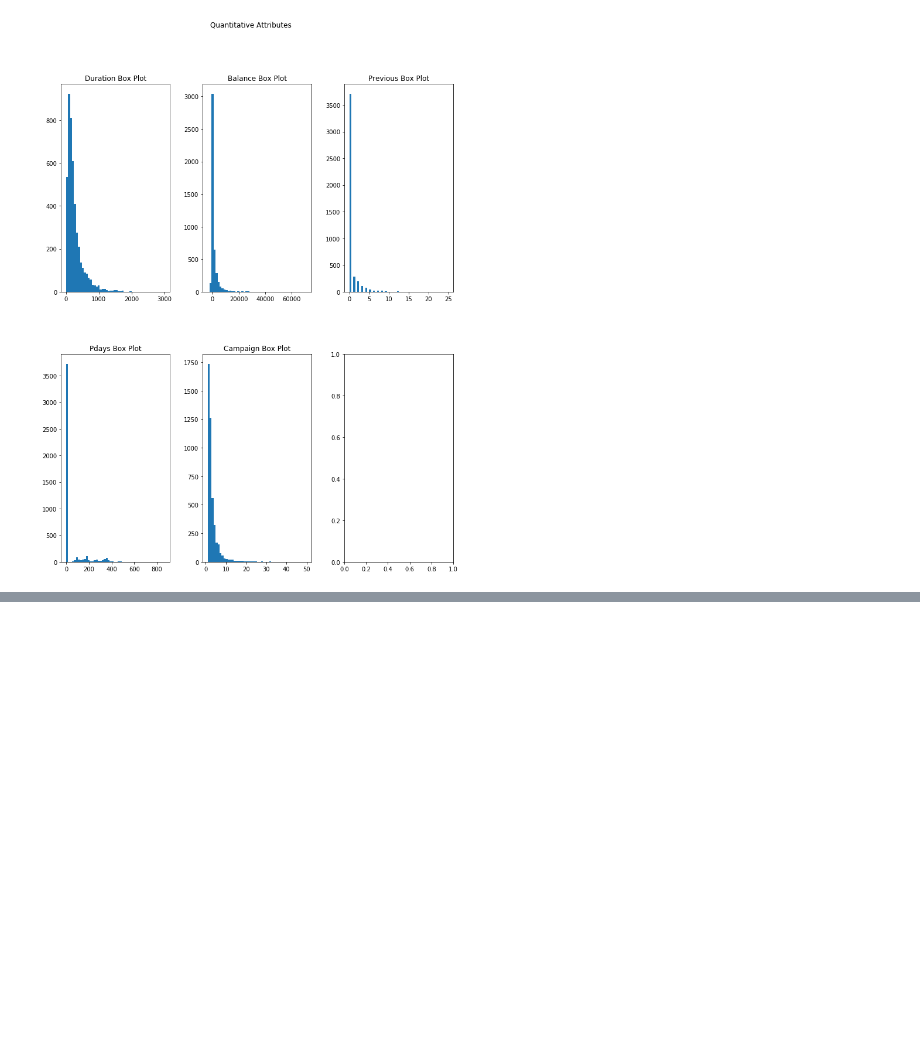
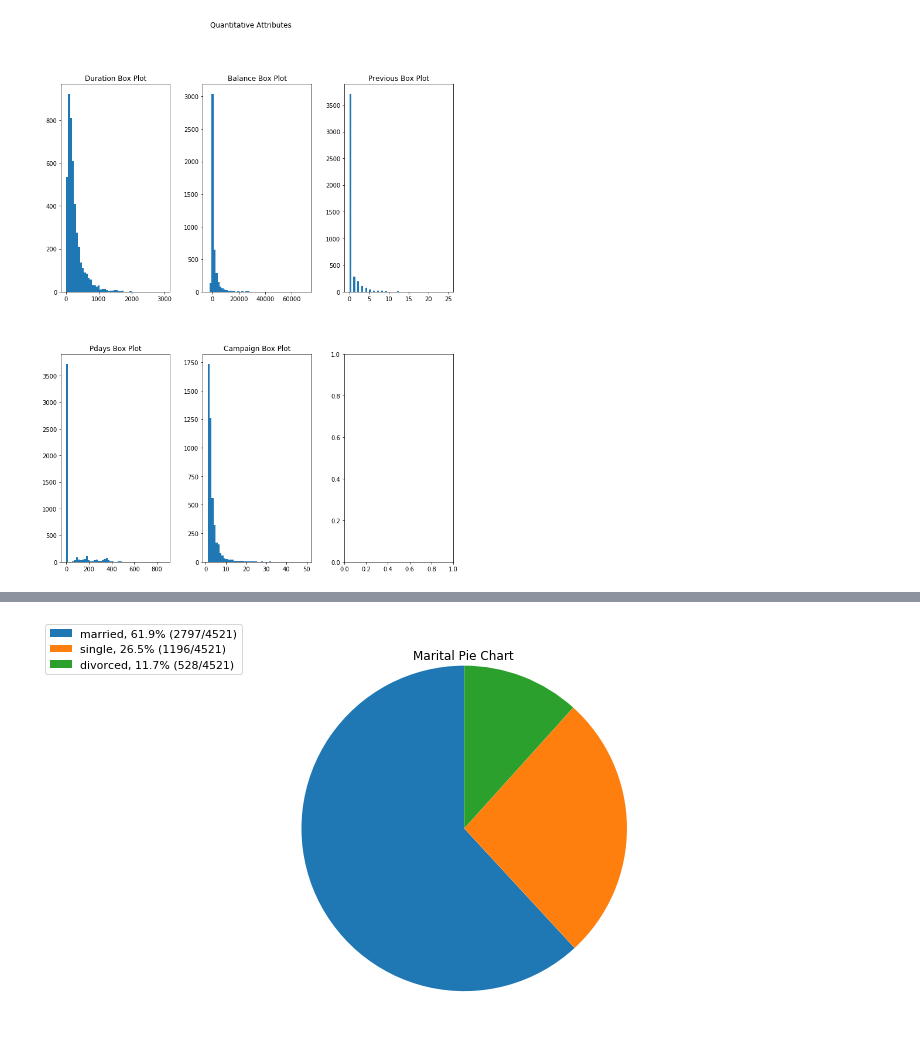
Before and after one commit to JialunC/SCS3250-final-project, a Jupyter notebook: Data_Preparation_and_Pre-prediction_Analysis.ipynb, the cells around one changed output, grey strips where cells are left out. Cells and saved outputs as stored; diff of their text form; code cells hidden in the pictures; blank space fills up the shorter version.

```diff
--- a/Data_Preparation_and_Pre-prediction_Analysis.ipynb
+++ b/Data_Preparation_and_Pre-prediction_Analysis.ipynb
@@ -130,0 +144,4 @@ plot_histograms(bank_marketing, attributes_concern)
+# %%
+get_pie_chart_by_attribute_name(bank_marketing, 'marital')
+# %% [output]
+[figure, added]
```
Also changed, not shown: parts of 13 cells of this notebook.
